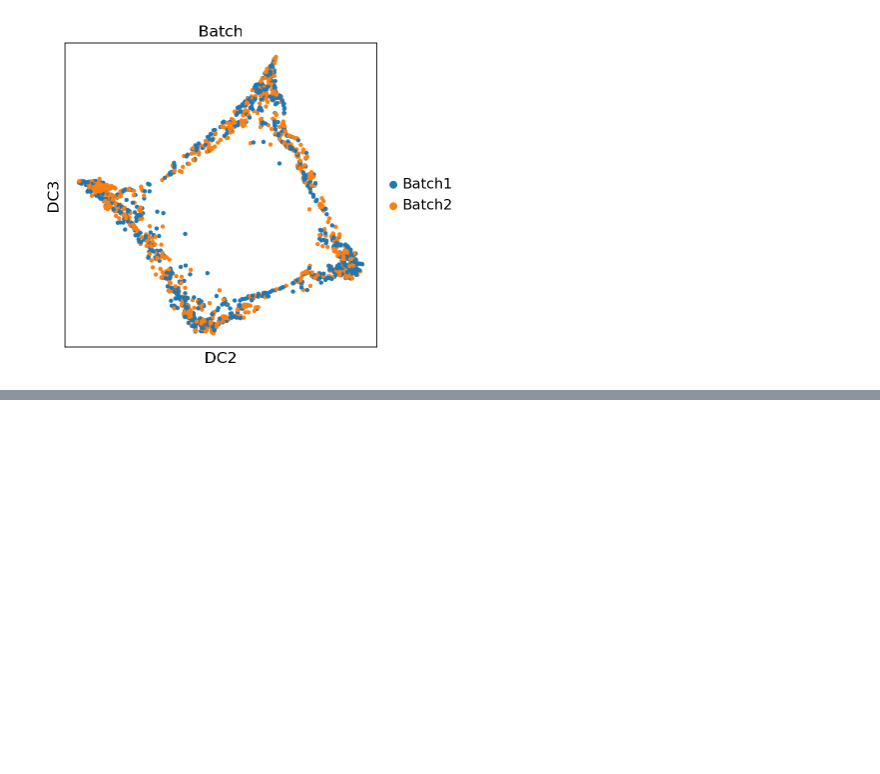
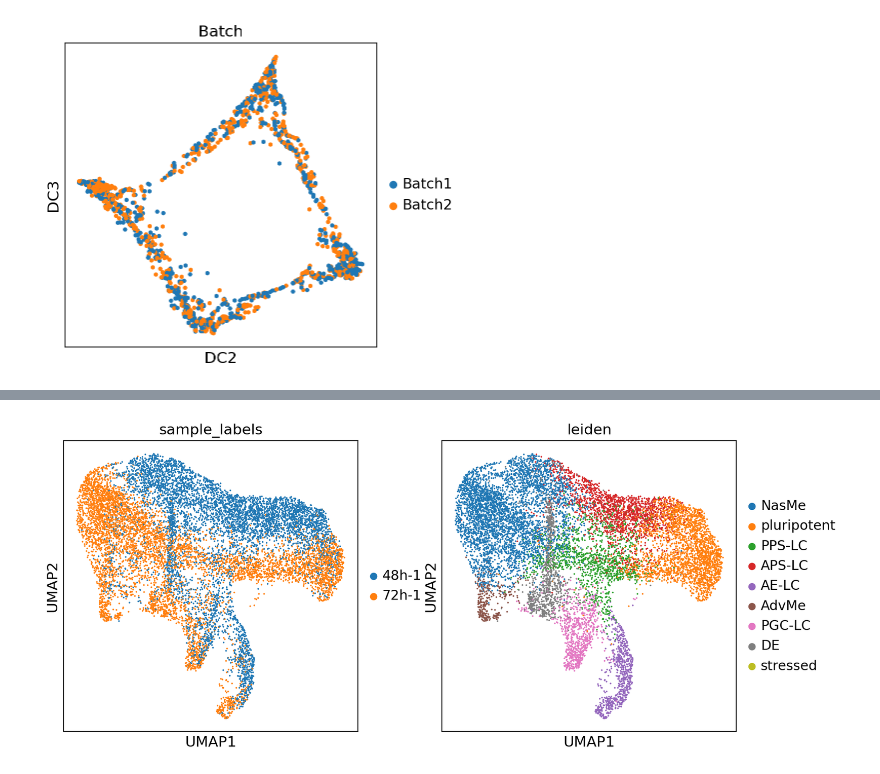
Before and after one commit to stanfish06/vae, a Jupyter notebook: scripts/test_scvi.ipynb, the cells around one changed output, grey strips where cells are left out. Cells and saved outputs as stored; diff of their text form; code cells hidden in the pictures; blank space fills up the shorter version.

```diff
--- a/scripts/test_scvi.ipynb
+++ b/scripts/test_scvi.ipynb
@@ -156,0 +285,4 @@ sc.pl.embedding(adata_reorder, basis="diffmap", components=["2,3"], color="Batch
+# %%
+sc.pl.umap(adata_reorder, color=["sample_labels", "leiden"])
+# %% [output]
+[figure, added]
```
Also changed, not shown: parts of 10 cells of this notebook, 7 other files.
